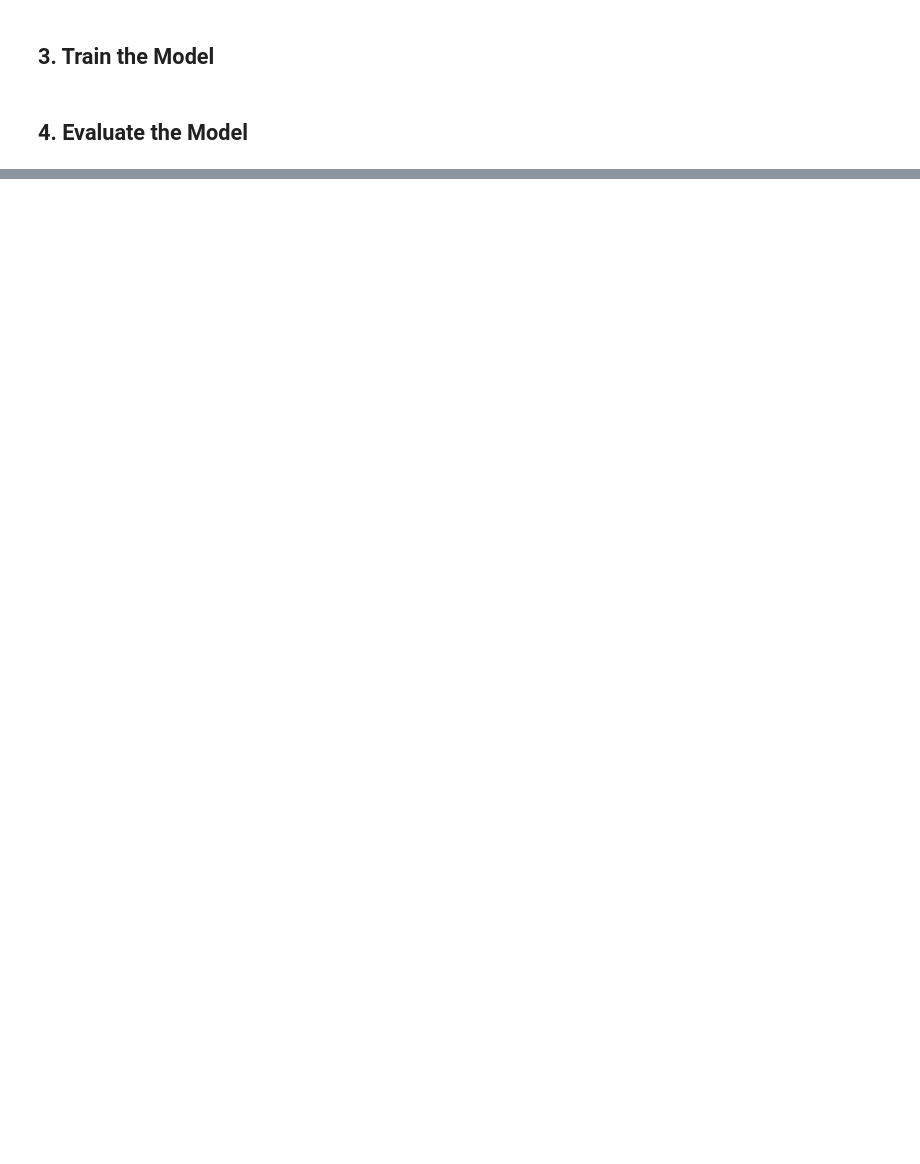
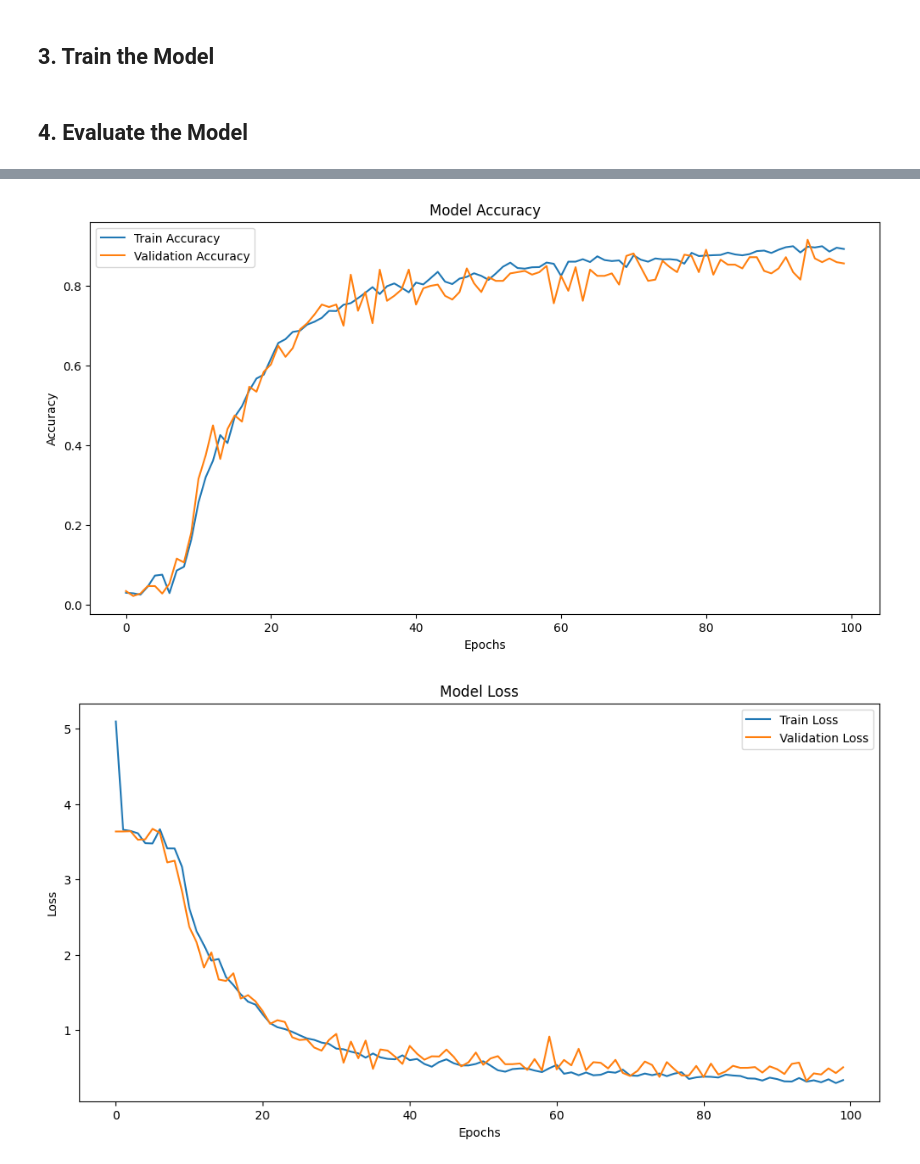
Before and after one commit to kimacchi/Team16-plant-disease-detection, a Jupyter notebook: ahmet/leafy.ipynb, the cells around one changed output, grey strips where cells are left out. Saved outputs shown, nothing was run; the diff lists cells and outputs as text; code cells hidden in the pictures; blank space fills up the shorter version.

Commit message:
a good model at last

```diff
--- a/ahmet/leafy.ipynb
+++ b/ahmet/leafy.ipynb
@@ -52,10 +57,14 @@ model.add(MaxPool2D(pool_size=(2,2),strides=(2,2)))
 ## 2. Build the Model using VGG16
 # %%
 
+base_model = VGG16(weights='imagenet', include_top=False, input_shape=(224, 224, 3))
+
+# Create a new model
+model = Sequential()
+model.add(base_model)
 model.add(Flatten())
-model.add(Dense(units=4096,activation="relu"))
-model.add(Dense(units=4096,activation="relu"))
-model.add(Dense(units=38, activation="softmax"))
+model.add(Dense(2177, activation='relu'))
+model.add(Dense(38, activation='softmax'))
 
 
 from keras.optimizers import Adam
@@ -69,18 +96,18 @@ model.summary()
 
 checkpoint = ModelCheckpoint("vgg16_1.h5", monitor='val_acc', verbose=1, save_best_only=True, save_weights_only=False, mode='auto', period=1)
 early = EarlyStopping(monitor='val_acc', min_delta=0, patience=20, verbose=1, mode='auto')
-hist = model.fit_generator(steps_per_epoch=100,generator=train_data, validation_data=test_data, validation_steps=10,epochs=100,callbacks=[checkpoint,early])
+hist = model.fit_generator(steps_per_epoch=20,generator=train_data, validation_data=test_data, validation_steps=10,epochs=100,callbacks=[checkpoint,early])
 # %% [markdown]
 ## 4. Evaluate the Model
 # %%
 
-val_loss, val_acc = model.evaluate(val_data)
+val_loss, val_acc = model.evaluate(test_data)
 print(f'Validation Loss: {val_loss}')
 print(f'Validation Accuracy: {val_acc}')
 
 plt.figure(figsize=(12, 6))
-plt.plot(history.history['accuracy'], label='Train Accuracy')
-plt.plot(history.history['val_accuracy'], label='Validation Accuracy')
+plt.plot(hist.history['accuracy'], label='Train Accuracy')
+plt.plot(hist.history['val_accuracy'], label='Validation Accuracy')
 plt.title('Model Accuracy')
 plt.xlabel('Epochs')
 plt.ylabel('Accuracy')
@@ -88,10 +115,11 @@ plt.legend()
 plt.show()
 
 plt.figure(figsize=(12, 6))
-plt.plot(history.history['loss'], label='Train Loss')
-plt.plot(history.history['val_loss'], label='Validation Loss')
+plt.plot(hist.history['loss'], label='Train Loss')
+plt.plot(hist.history['val_loss'], label='Validation Loss')
 plt.title('Model Loss')
 plt.xlabel('Epochs')
 plt.ylabel('Loss')
 plt.legend()
 plt.show()
+# %% [output]
@@ -97,0 +129,2 @@ plt.show()
+[figure, added]
+[figure, added]
```
Also changed, not shown: parts of 5 cells of this notebook.
